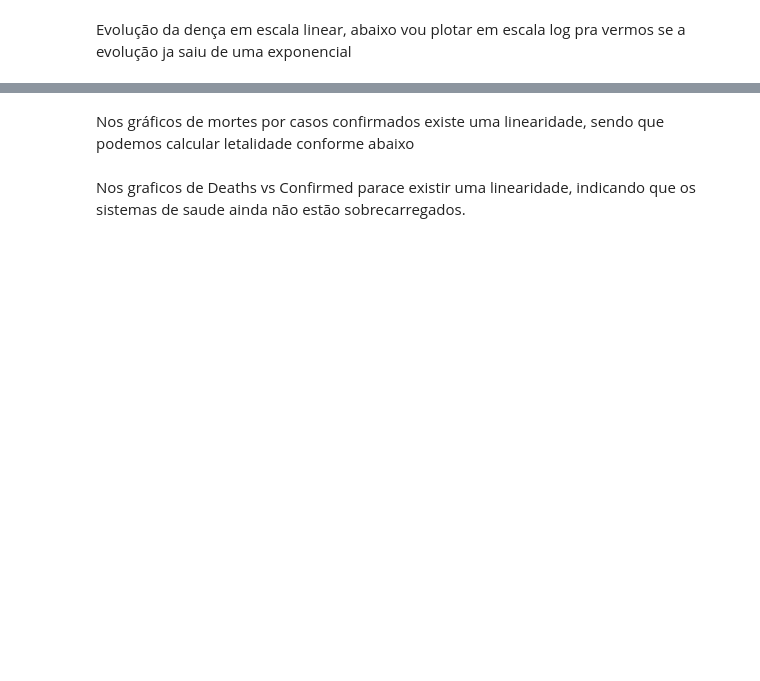
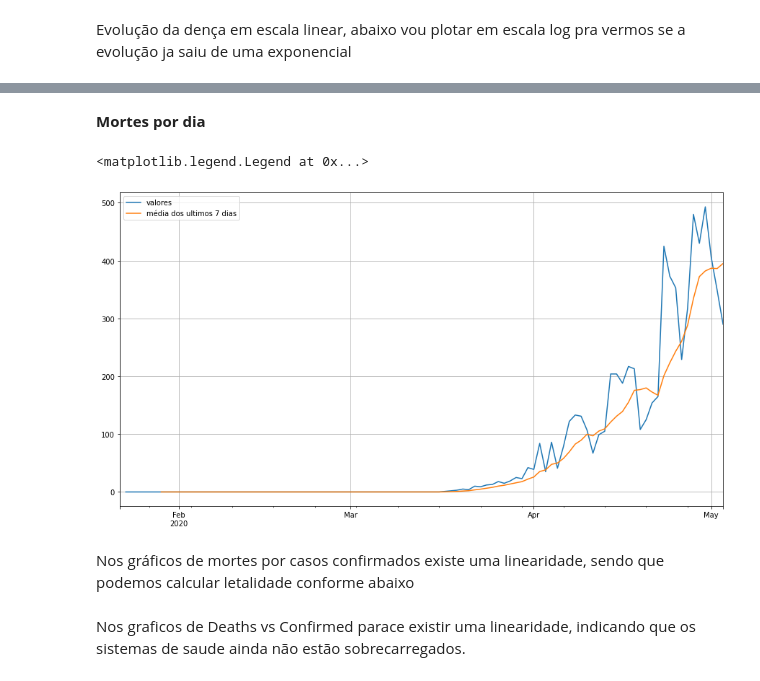
Before and after one commit to gagarcia/COVID-19, a Jupyter notebook: death_index.ipynb, the cells around one changed output, grey strips where cells are left out. Cells and saved outputs as stored; diff of their text form; code cells hidden in the pictures; blank space fills up the shorter version.

```diff
--- a/death_index.ipynb
+++ b/death_index.ipynb
@@ -69,3 +97,12 @@ Brazil.pct_change().plot(figsize=(18,8),grid=True)
+# %% [markdown]
+**Mortes por dia**
+# %%
+Brazil['First Difference Deaths'].plot(figsize=(15,8), label = 'valores')
+Brazil['First Difference Deaths'].rolling(window=7).mean().plot(grid=True,figsize=(15,8),label = 'média dos ultimos 7 dias')
+plt.legend()
+# %% [output]
+<matplotlib.legend.Legend at 0x...>
+[figure, added]
 # %%
 from pandas.plotting import scatter_matrix
 # %% [markdown]
```
Also changed, not shown: parts of 37 cells of this notebook.
